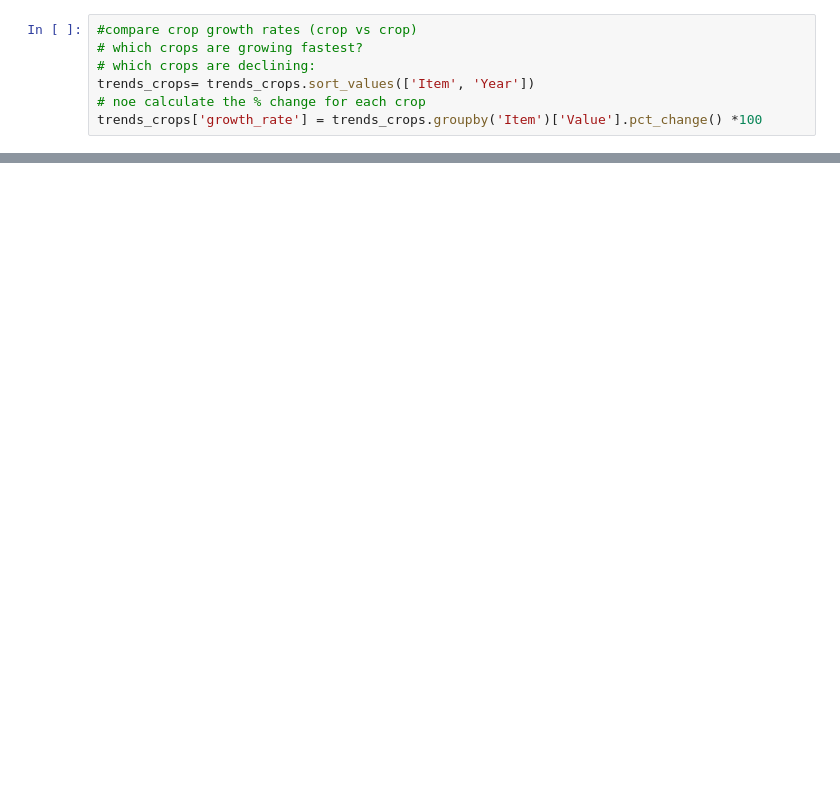
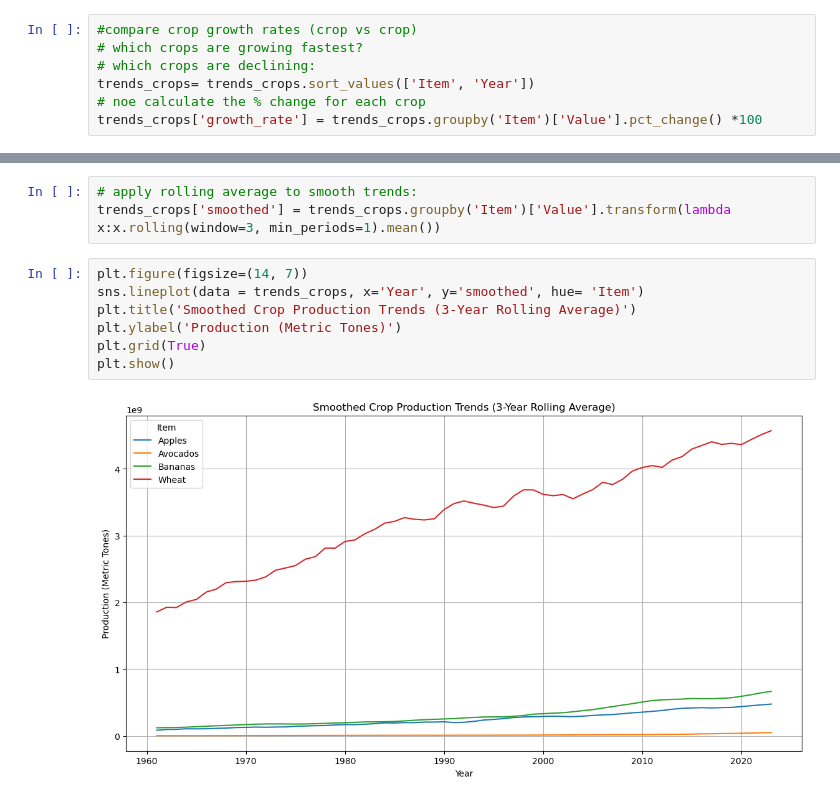
Before and after one commit to Moh-Bashawat/datasci2025, a Jupyter notebook: FAO2.ipynb, the cells around one changed output, grey strips where cells are left out. Cells and saved outputs as stored; diff of their text form; blank space fills up the shorter version.

```diff
--- a/FAO2.ipynb
+++ b/FAO2.ipynb
@@ -138,0 +168,12 @@ sns.lineplot(data=trends_crops, x = 'Year', y = 'growth_rate', hue= 'Item')
+# %%
+# apply rolling average to smooth trends:
+trends_crops['smoothed'] = trends_crops.groupby('Item')['Value'].transform(lambda x:x.rolling(window=3, min_periods=1).mean())
+# %%
+plt.figure(figsize=(14, 7))
+sns.lineplot(data = trends_crops, x='Year', y='smoothed', hue= 'Item')
+plt.title('Smoothed Crop Production Trends (3-Year Rolling Average)')
+plt.ylabel('Production (Metric Tones)')
+plt.grid(True)
+plt.show()
+# %% [output]
+[figure, added]
```
Also changed, not shown: parts of 23 cells of this notebook.
